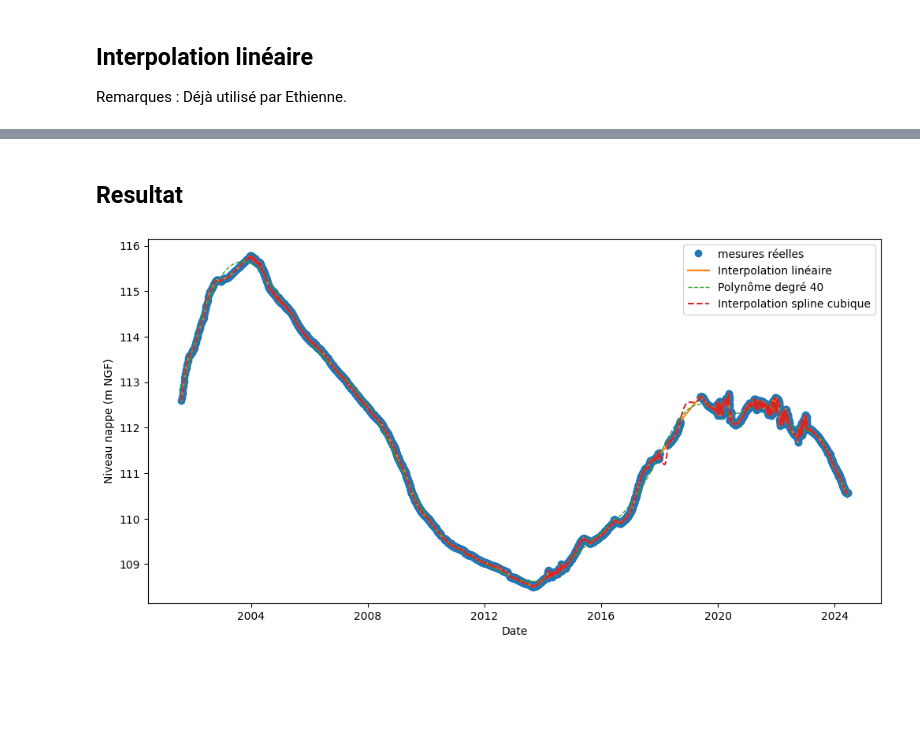
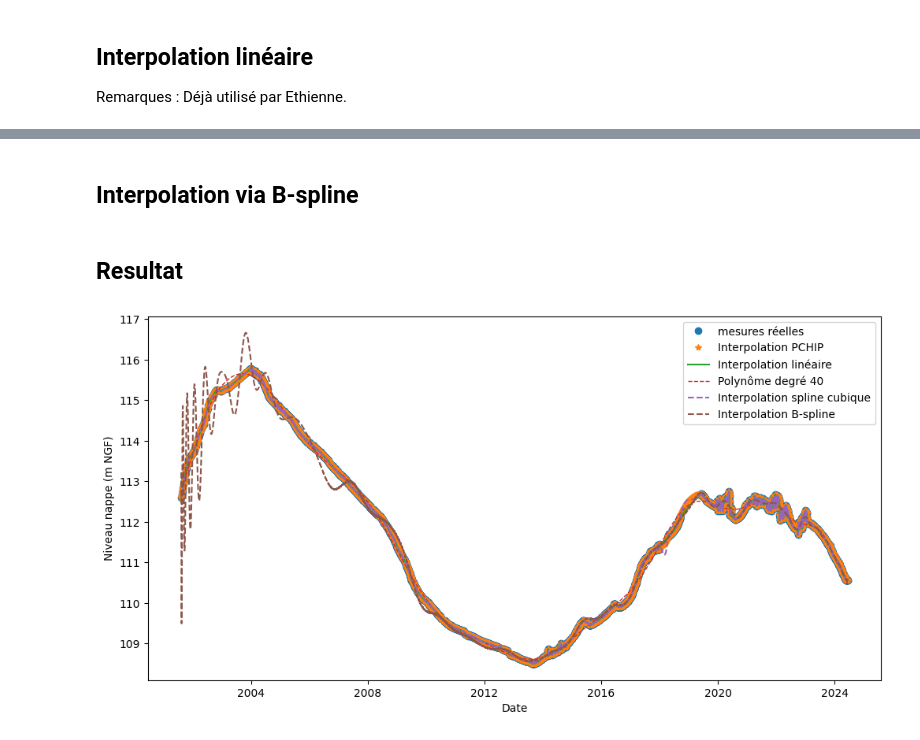
Before and after one commit to TronnoxUwU/STAGE-Junon, a Jupyter notebook: notebooks/interpolations.ipynb, the cells around one changed output, grey strips where cells are left out. Cells and saved outputs as stored; diff of their text form; code cells hidden in the pictures; blank space fills up the shorter version.

Commit message:
PCHIP

```diff
--- a/notebooks/interpolations.ipynb
+++ b/notebooks/interpolations.ipynb
@@ -26,6 +32,4 @@ Remarques : Formes interescente, à creser.
 # %%
-x = np.arange(len(df))
-y = df['niveau_nappe_eau'].values
 mask = ~np.isnan(y)
 
 f_cubic = interp1d(x[mask], y[mask], kind='cubic', fill_value="extrapolate")
@@ -36,9 +40,6 @@ df['niveau_interp_cubic'] = f_cubic(x)
 Remarques :
 C'est pas très bon et en soit je pense qu'une ia marchera bien mieux pour combler les données qui manque
 # %%
-x = np.arange(len(df))
-y = df['niveau_nappe_eau'].values
-
 mask = ~np.isnan(y)
 x_known = x[mask]
 y_known = y[mask]
@@ -49,17 +50,53 @@ coeffs = np.polyfit(x_known, y_known, deg=n_degree)
 poly_func = np.poly1d(coeffs)
 
 df['niveau_poly'] = poly_func(x)
+# %% [markdown]
+## Interpolation via B-spline
+# %%
+import numpy as np
+from scipy.interpolate import make_lsq_spline
+
+
+mask = ~np.isnan(y)
+x_known = x[mask]
+y_known = y[mask]
+
+sort_idx = np.argsort(x_known)
+x_sorted = x_known[sort_idx]
+y_sorted = y_known[sort_idx]
+
+k = 100
+n_internal_knots = 6
+
+knots_internal = np.linspace(x_sorted.min(), x_sorted.max(), n_internal_knots + 2)[1:-1]
+
+
+t = np.concatenate([
+    np.full(k + 1, x_sorted.min()),
+    knots_internal,
+    np.full(k + 1, x_sorted.max())
+])
+
+spl = make_lsq_spline(x_sorted, y_sorted, t, k)
+y_spline = spl(x)
+
+df['niveau_spline_b'] = y_spline
+# %%
+df['niveau_pchip'] = df[valeur_de_travail].interpolate(method='pchip')
 # %% [markdown]
 ## Resultat
 # %%
 plt.figure(figsize=(12,6))
-plt.plot(df['niveau_nappe_eau'], 'o', label='mesures réelles')
+plt.plot(df[valeur_de_travail], 'o', label='mesures réelles')
+plt.plot(df['niveau_pchip'], '*', label='Interpolation PCHIP')
 plt.plot(df['niveau_interp_linear'], '-', label='Interpolation linéaire')
 plt.plot(df['niveau_poly'], '--', label=f'Polynôme degré {n_degree}', linewidth=1)
 plt.plot(df['niveau_interp_cubic'], '--', label='Interpolation spline cubique')
+plt.plot(df['niveau_spline_b'], '--', label='Interpolation B-spline')
+
 plt.xlabel("Date")
 plt.ylabel("Niveau nappe (m NGF)")
 plt.legend()
 plt.show()
 # %% [output]
-[figure, old version]
+[figure, new version]
```
Also changed, not shown: parts of 4 cells of this notebook.
